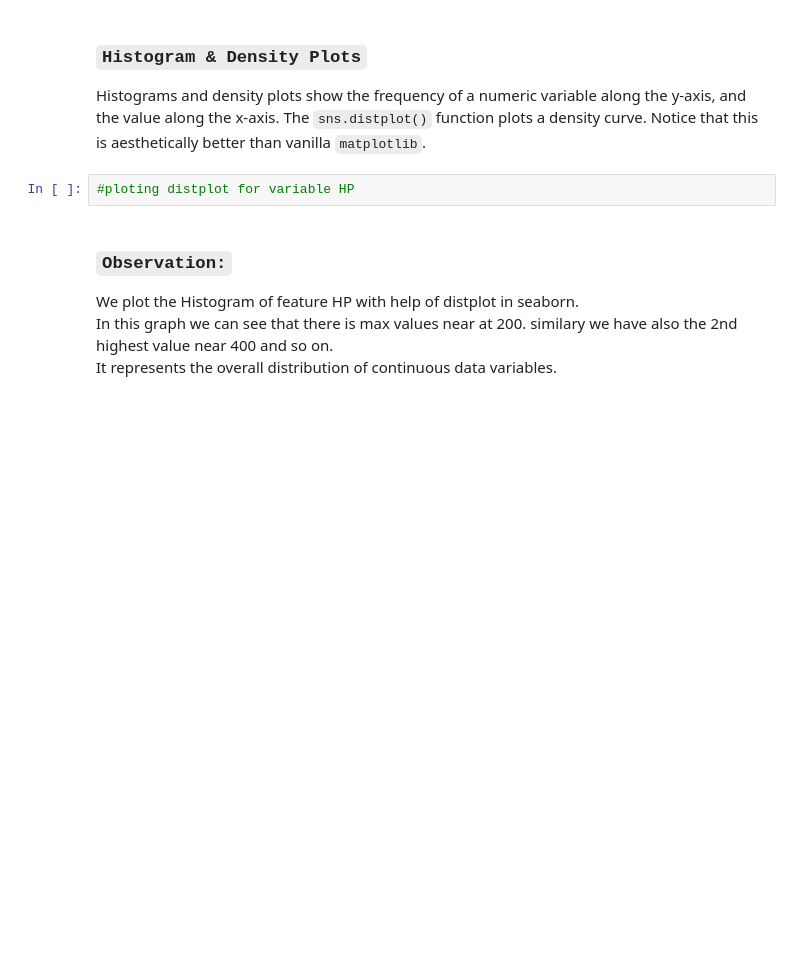
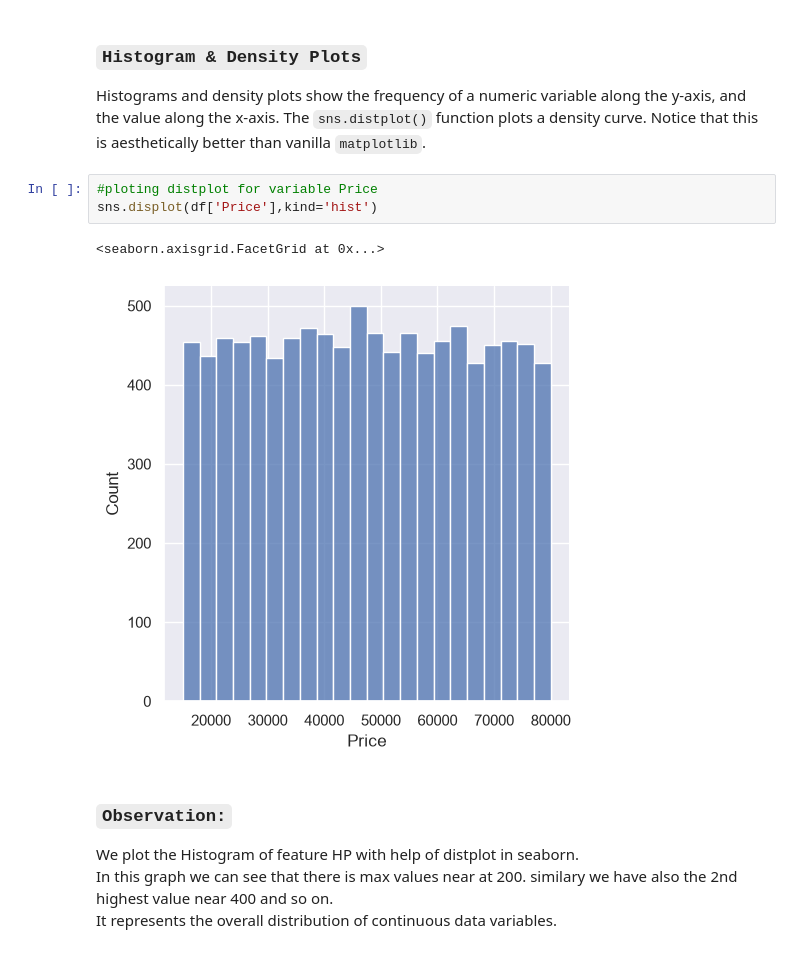
Before and after one commit to ravindrapal001/EDA-Assignment-Days-14, a Jupyter notebook: EDA_Assignment_Day_14.ipynb, the cells around one changed output. Drawn from its saved outputs; the diff is of its cells as text; blank space fills up the shorter version.

````diff
--- a/EDA_Assignment_Day_14.ipynb
+++ b/EDA_Assignment_Day_14.ipynb
@@ -285,7 +308,11 @@ Do you know? you have just now already explored one univariate plot. guess which
 
 Histograms and density plots show the frequency of a numeric variable along the y-axis, and the value along the x-axis. The ```sns.distplot()``` function plots a density curve. Notice that this is aesthetically better than vanilla ```matplotlib```.
 # %%
-#ploting distplot for variable HP
+#ploting distplot for variable Price
+sns.displot(df['Price'],kind='hist')
+# %% [output]
+<seaborn.axisgrid.FacetGrid at 0x...>
+[figure, added]
 # %% [markdown]
 ### **`Observation:`**
 We plot the Histogram of feature HP with help of distplot in seaborn.<br>
````
Also changed, not shown: parts of 13 cells of this notebook.
